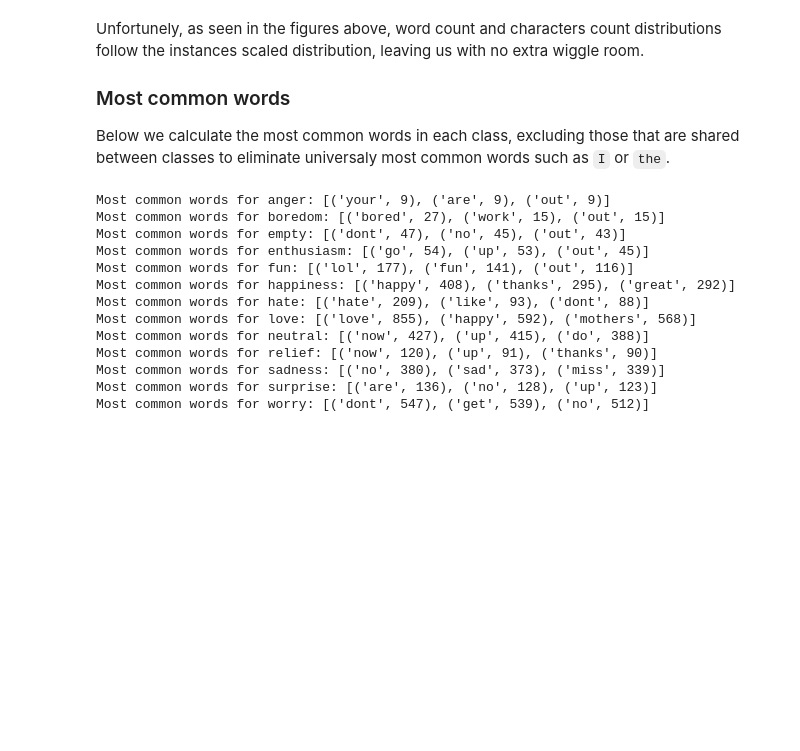
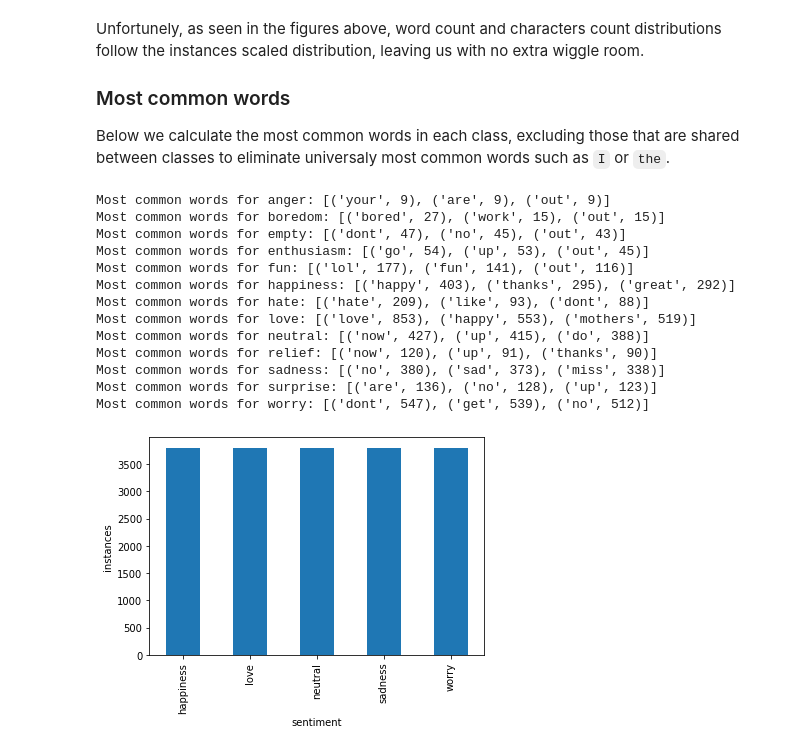
Before and after one commit to shilangyu/AIF-emotion-detection, a Jupyter notebook: text/text_emotion_detection.ipynb, the cells around one changed output. Cells and saved outputs as stored; diff of their text form; code cells hidden in the pictures; blank space fills up the shorter version.

```diff
--- a/text/text_emotion_detection.ipynb
+++ b/text/text_emotion_detection.ipynb
@@ -55,6 +55,9 @@ We will now proceed to examining the class distribution.
 
 ### Distribution analysis
 # %%
-classes = data.groupby("sentiment").nunique()[["tweet_id"]]
-classes.plot(kind='bar', ylabel='instances', legend=False)
+def plot_dist(df: pd.DataFrame):
+    classes = df.groupby("sentiment").nunique()[["tweet_id"]]
+    classes.plot(kind='bar', ylabel='instances', legend=False)
+
+plot_dist(data)
 # %% [output]
@@ -139,11 +141,26 @@ Most common words for boredom: [('bored', 27), ('work', 15), ('out', 15)]
 Most common words for empty: [('dont', 47), ('no', 45), ('out', 43)]
 Most common words for enthusiasm: [('go', 54), ('up', 53), ('out', 45)]
 Most common words for fun: [('lol', 177), ('fun', 141), ('out', 116)]
-Most common words for happiness: [('happy', 408), ('thanks', 295), ('great', 292)]
+Most common words for happiness: [('happy', 403), ('thanks', 295), ('great', 292)]
 Most common words for hate: [('hate', 209), ('like', 93), ('dont', 88)]
-Most common words for love: [('love', 855), ('happy', 592), ('mothers', 568)]
+Most common words for love: [('love', 853), ('happy', 553), ('mothers', 519)]
 Most common words for neutral: [('now', 427), ('up', 415), ('do', 388)]
 Most common words for relief: [('now', 120), ('up', 91), ('thanks', 90)]
-Most common words for sadness: [('no', 380), ('sad', 373), ('miss', 339)]
+Most common words for sadness: [('no', 380), ('sad', 373), ('miss', 338)]
 Most common words for surprise: [('are', 136), ('no', 128), ('up', 123)]
 Most common words for worry: [('dont', 547), ('get', 539), ('no', 512)]
+# %%
+subset = ["happiness", "neutral", "love", "worry", "sadness"]
+
+dataset = [
+    data[data["sentiment"] == cl]
+    for cl in subset
+]
+
+threshold = min([len(cl) for cl in dataset])
+
+dataset = pd.concat([cl.sample(n=threshold) for cl in dataset])
+
+plot_dist(dataset)
+# %% [output]
+[figure, added]
```
Also changed, not shown: parts of 2 cells of this notebook, 9 other files.
